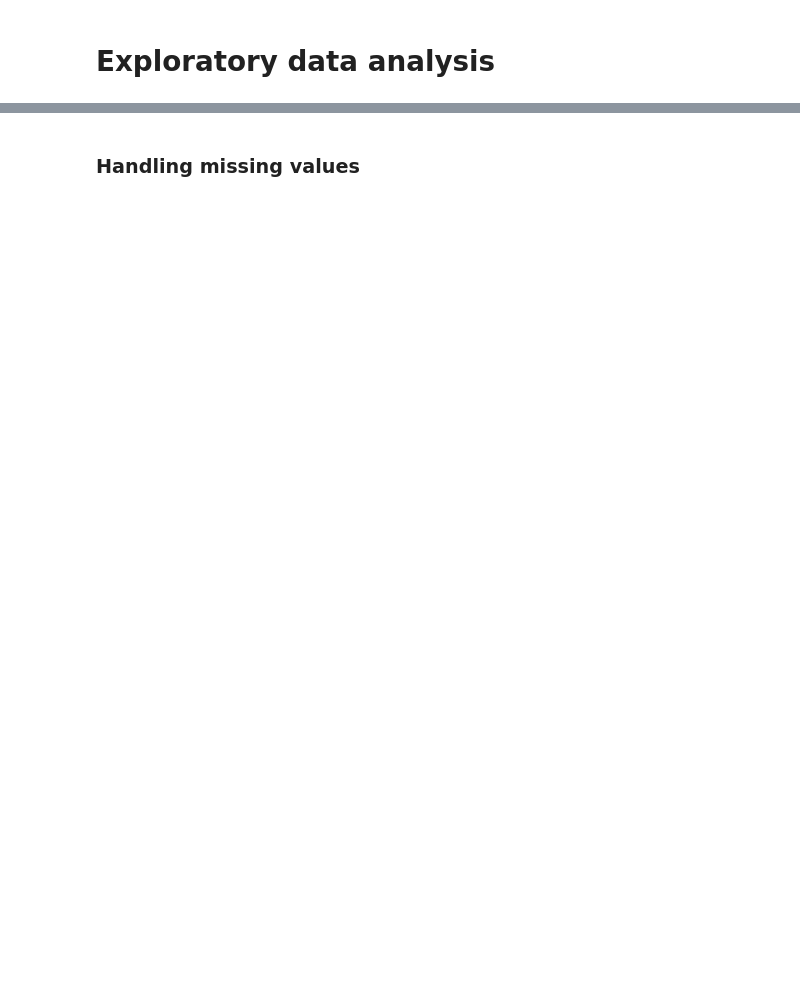
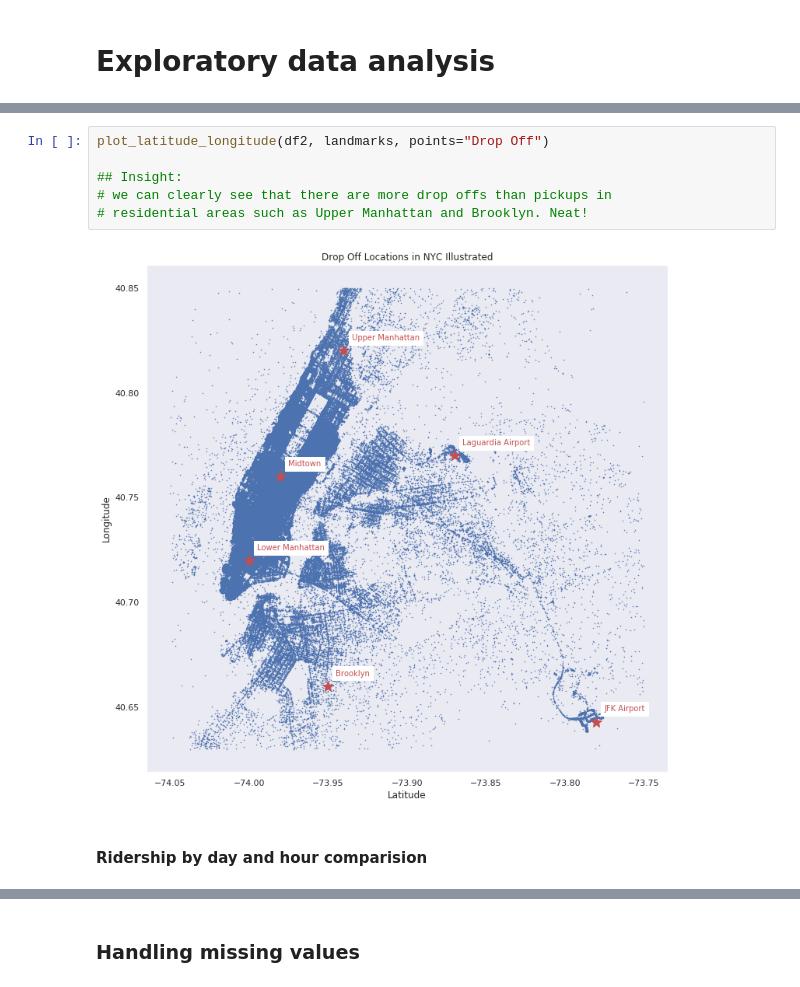
Before and after one commit to Rezwanul-Haque/neural_network_projects, a Jupyter notebook: taxi_fares_problem/taxi_fares_prediction/taxi_fares_prediction.ipynb, the cells around one changed output, grey strips where cells are left out. Saved outputs shown, nothing was run; the diff lists cells and outputs as text; blank space fills up the shorter version.

```diff
--- a/taxi_fares_problem/taxi_fares_prediction/taxi_fares_prediction.ipynb
+++ b/taxi_fares_problem/taxi_fares_prediction/taxi_fares_prediction.ipynb
@@ -131,0 +126,10 @@ Therefore, BloodPressure and SkinThickness are poorer predictors for diabetes.
+# %%
+plot_latitude_longitude(df2, landmarks, points="Drop Off")
+
+## Insight:
+# we can clearly see that there are more drop offs than pickups in
+# residential areas such as Upper Manhattan and Brooklyn. Neat!
+# %% [output]
+[figure, added]
+# %% [markdown]
+#### Ridership by day and hour comparision
```
Also changed, not shown: parts of 38 cells of this notebook, 2 other files.
